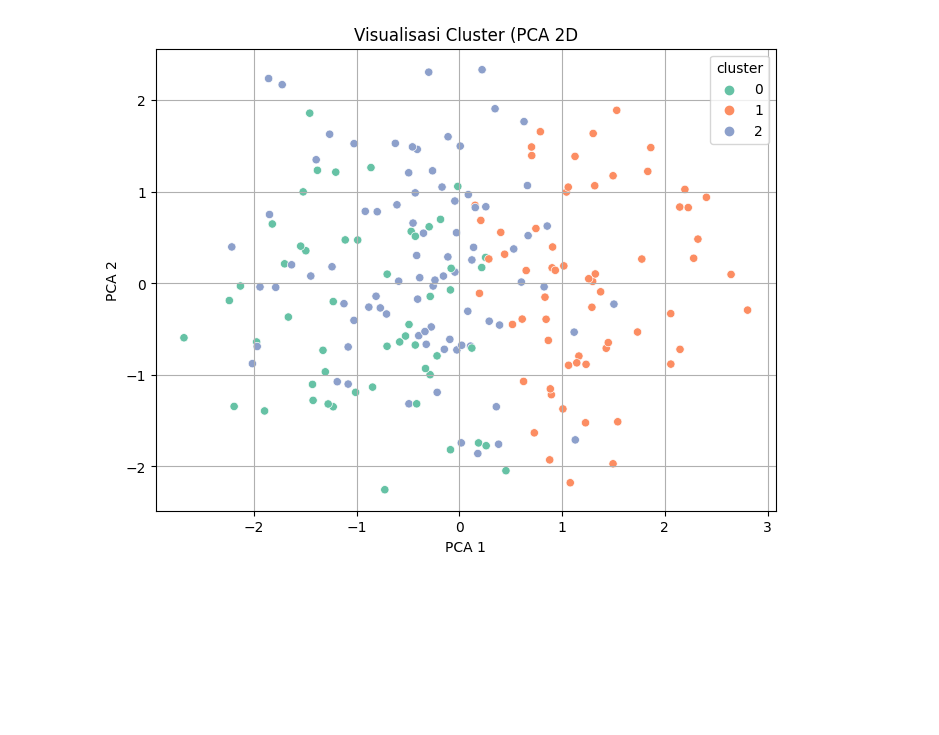
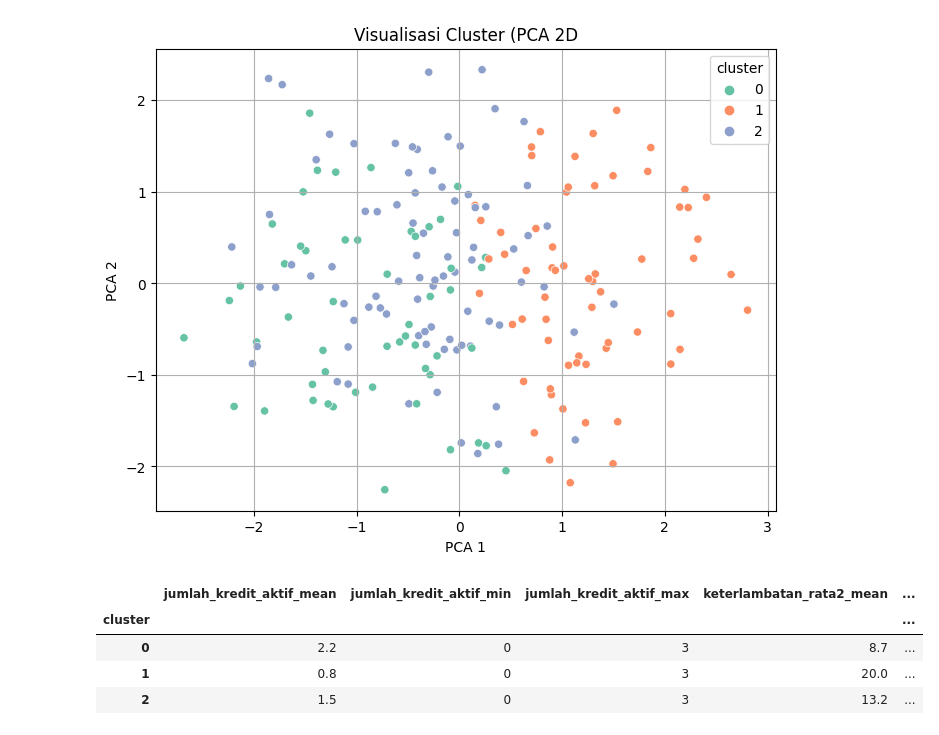
Before and after one commit to andysarbini/segmentasi-pelanggan-dashboard, a Jupyter notebook: segmentasi_pelanggan_dashboard.ipynb, the cells around one changed output. Saved outputs shown, nothing was run; the diff lists cells and outputs as text; code cells hidden in the pictures; blank space fills up the shorter version.

Commit message:
Kaggle Notebook | PT Finansia Mobilindo | Analisa Kredit Aktif

```diff
--- a/segmentasi_pelanggan_dashboard.ipynb
+++ b/segmentasi_pelanggan_dashboard.ipynb
@@ -242,3 +244,30 @@ kolom_simpan = [
 
 # Simpan ke csv
 data[kolom_simpan].to_csv("segmentasi_pelanggan_final.csv", index=False)
+# %%
+# Analisa Kredit Aktif
+# Asumsikan data sudah memiliki kolom 'cluster_dengan_scaling'
+
+
+
+# Ringkasan statistik per cluster
+summary = data.groupby('cluster').agg({
+    'jumlah_kredit_aktif': ['mean', 'min', 'max'],
+    'keterlambatan_rata2': ['mean', 'min', 'max'],
+    'pendapatan_bulanan': 'mean',
+    'harga_mobil': 'mean',
+    'uang_muka': 'mean',
+    'cluster': 'count'
+}).round(1)
+
+# Rapikan nama kolom
+summary.columns = ['_'.join(col) for col in summary.columns]
+summary = summary.rename(columns={'cluster_count': 'jumlah_pelanggan'})
+
+summary
+# %% [output]
+|  | jumlah_kredit_aktif_mean | jumlah_kredit_aktif_min | jumlah_kredit_aktif_max | keterlambatan_rata2_mean | ... |
+| cluster |  |  |  |  | ... |
+| 0 | 2.2 | 0 | 3 | 8.7 | ... |
+| 1 | 0.8 | 0 | 3 | 20.0 | ... |
+| 2 | 1.5 | 0 | 3 | 13.2 | ... |
```
Also changed, not shown: parts of 2 cells of this notebook.
